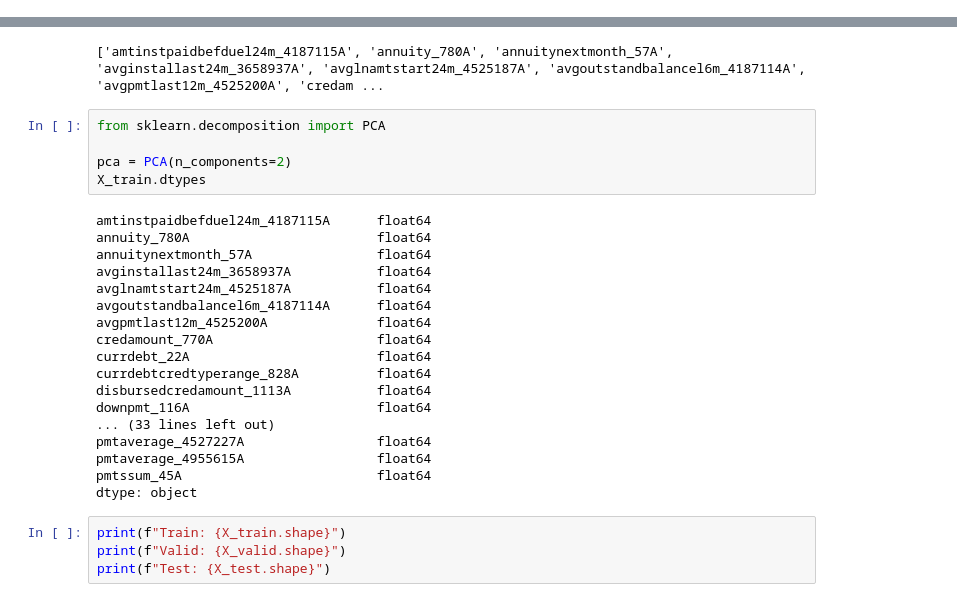
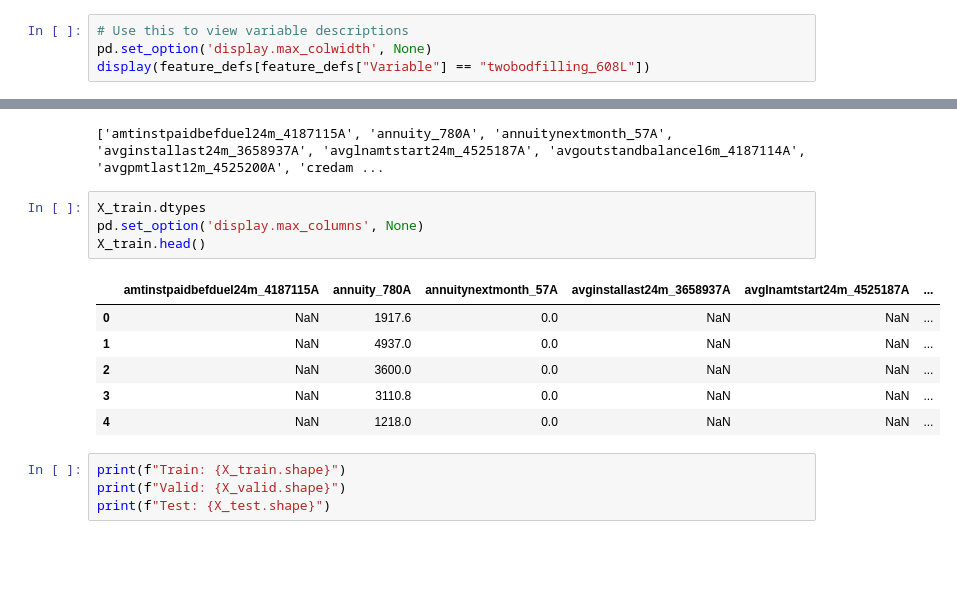
Before and after one commit to jordanvtskier1/MachineLearningFinalProject, a Jupyter notebook: cs-3540-final-project.ipynb, the cells around one changed output, grey strips where cells are left out. Cells and saved outputs as stored; diff of their text form; blank space fills up the shorter version.

```diff
--- a/cs-3540-final-project.ipynb
+++ b/cs-3540-final-project.ipynb
@@ -69,3 +71,7 @@ test_credit_bureau_b_2 = pl.read_csv(dataPath + "csv_files/test/test_credit_bure
 ## Feature engineering
 
 In this part, we can see a simple example of joining tables via `case_id`. Here the loading and joining is done with polars library. Polars library is blazingly fast and has much smaller memory footprint than pandas.
+# %%
+# Use this to view variable descriptions
+pd.set_option('display.max_colwidth', None)
+display(feature_defs[feature_defs["Variable"] == "twobodfilling_608L"])
@@ -169,29 +179,17 @@ for df in [X_train, X_valid, X_test]:
     df = convert_strings(df)
 # %% [output]
 ['amtinstpaidbefduel24m_4187115A', 'annuity_780A', 'annuitynextmonth_57A', 'avginstallast24m_3658937A', 'avglnamtstart24m_4525187A', 'avgoutstandbalancel6m_4187114A', 'avgpmtlast12m_4525200A', 'credam ...
-# %%
-from sklearn.decomposition import PCA
-
-pca = PCA(n_components=2)
-X_train.dtypes
-# %% [output]
-amtinstpaidbefduel24m_4187115A      float64
-annuity_780A                        float64
-annuitynextmonth_57A                float64
-avginstallast24m_3658937A           float64
-avglnamtstart24m_4525187A           float64
-avgoutstandbalancel6m_4187114A      float64
-avgpmtlast12m_4525200A              float64
-credamount_770A                     float64
-currdebt_22A                        float64
-currdebtcredtyperange_828A          float64
-disbursedcredamount_1113A           float64
-downpmt_116A                        float64
-... (33 lines left out)
-pmtaverage_4527227A                 float64
-pmtaverage_4955615A                 float64
-pmtssum_45A                         float64
-dtype: object
+# %%
+X_train.dtypes
+pd.set_option('display.max_columns', None)
+X_train.head()
+# %% [output]
+|  | amtinstpaidbefduel24m_4187115A | annuity_780A | annuitynextmonth_57A | avginstallast24m_3658937A | avglnamtstart24m_4525187A | ... |
+| 0 | NaN | 1917.6 | 0.0 | NaN | NaN | ... |
+| 1 | NaN | 4937.0 | 0.0 | NaN | NaN | ... |
+| 2 | NaN | 3600.0 | 0.0 | NaN | NaN | ... |
+| 3 | NaN | 3110.8 | 0.0 | NaN | NaN | ... |
+| 4 | NaN | 1218.0 | 0.0 | NaN | NaN | ... |
 # %%
 print(f"Train: {X_train.shape}")
 print(f"Valid: {X_valid.shape}")
```
Also changed, not shown: parts of 3 cells of this notebook.
